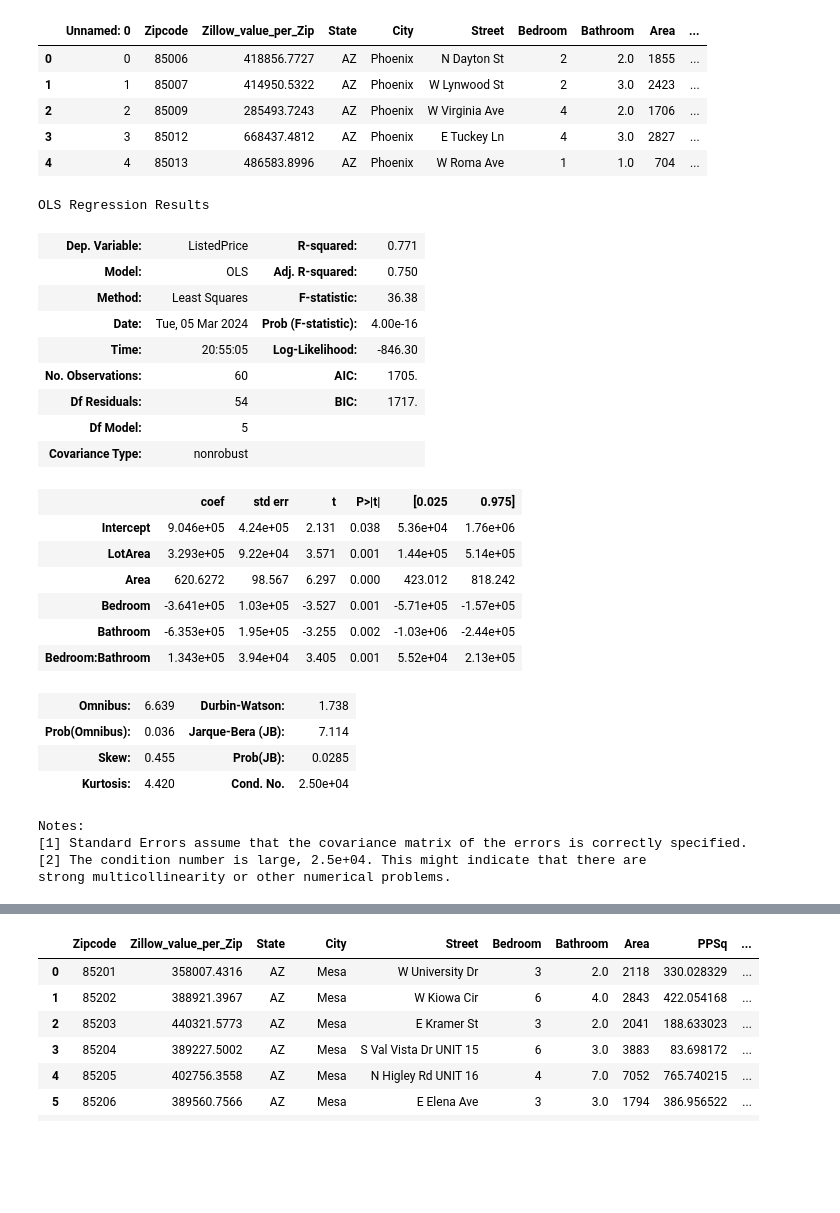
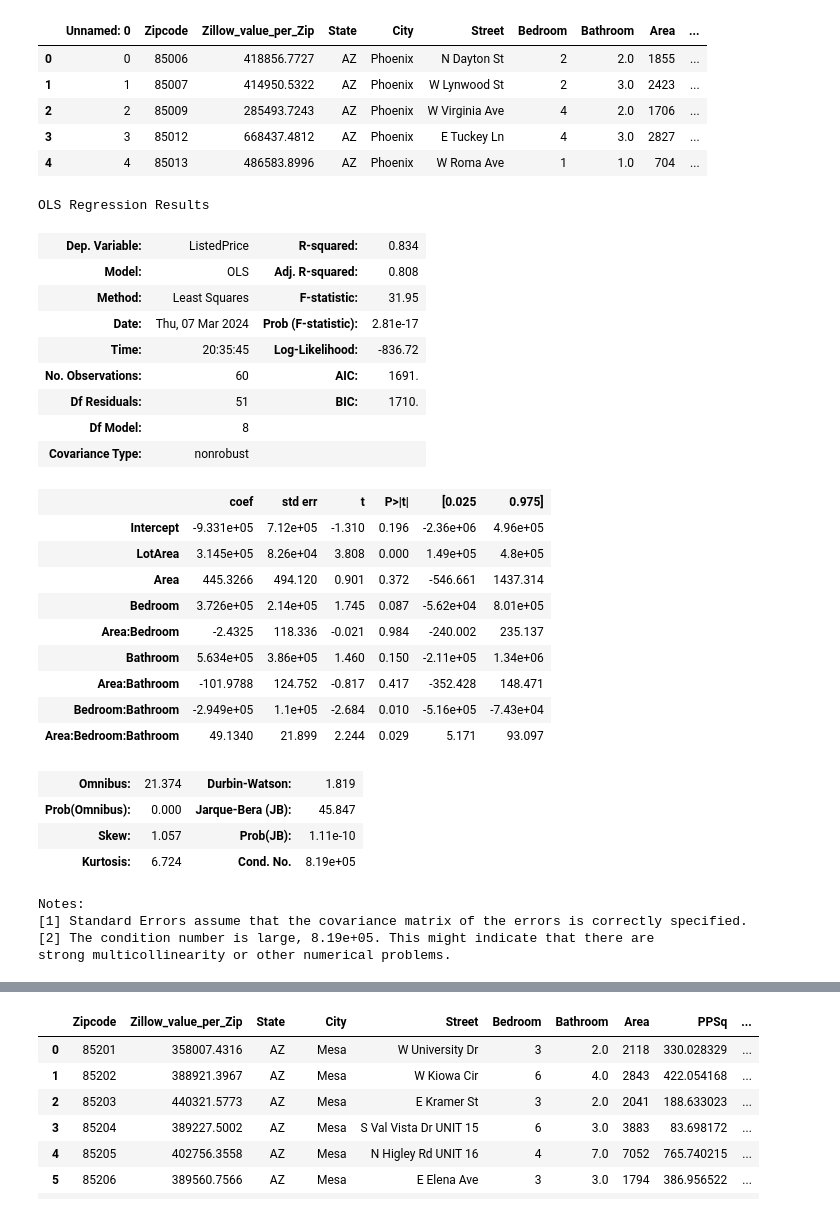
Before and after one commit to anelaherandez/Project4_Team1, a Jupyter notebook: modeling.ipynb, the cells around one changed output, grey strips where cells are left out. Drawn from its saved outputs; the diff is of its cells as text; code cells hidden in the pictures; blank space fills up the shorter version.

```diff
--- a/modeling.ipynb
+++ b/modeling.ipynb
@@ -280,31 +241,34 @@ Phoenix.head()
 | 3 | 3 | 85012 | 668437.4812 | AZ | Phoenix | E Tuckey Ln | 4 | 3.0 | 2827 | ... |
 | 4 | 4 | 85013 | 486583.8996 | AZ | Phoenix | W Roma Ave | 1 | 1.0 | 704 | ... |
 # %%
-Phoenix_model =  sm.ols(' ListedPrice ~  LotArea+ Area + Bedroom*Bathroom', data=Phoenix).fit()
+Phoenix_model =  sm.ols(' ListedPrice ~  LotArea + Area*Bedroom*Bathroom', data=Phoenix).fit()
 Phoenix_model.summary()
 # %% [output]
 OLS Regression Results
-| Dep. Variable: | ListedPrice | R-squared: | 0.771 |
-| Model: | OLS | Adj. R-squared: | 0.750 |
-| Method: | Least Squares | F-statistic: | 36.38 |
-| Date: | Tue, 05 Mar 2024 | Prob (F-statistic): | 4.00e-16 |
-| Time: | 20:55:05 | Log-Likelihood: | -846.30 |
-| No. Observations: | 60 | AIC: | 1705. |
-| Df Residuals: | 54 | BIC: | 1717. |
-| Df Model: | 5 |  |  |
+| Dep. Variable: | ListedPrice | R-squared: | 0.834 |
+| Model: | OLS | Adj. R-squared: | 0.808 |
+| Method: | Least Squares | F-statistic: | 31.95 |
+| Date: | Thu, 07 Mar 2024 | Prob (F-statistic): | 2.81e-17 |
+| Time: | 20:35:45 | Log-Likelihood: | -836.72 |
+| No. Observations: | 60 | AIC: | 1691. |
+| Df Residuals: | 51 | BIC: | 1710. |
+| Df Model: | 8 |  |  |
 | Covariance Type: | nonrobust |  |  |
 |  | coef | std err | t | P>|t| | [0.025 | 0.975] |
-| Intercept | 9.046e+05 | 4.24e+05 | 2.131 | 0.038 | 5.36e+04 | 1.76e+06 |
-| LotArea | 3.293e+05 | 9.22e+04 | 3.571 | 0.001 | 1.44e+05 | 5.14e+05 |
-| Area | 620.6272 | 98.567 | 6.297 | 0.000 | 423.012 | 818.242 |
-| Bedroom | -3.641e+05 | 1.03e+05 | -3.527 | 0.001 | -5.71e+05 | -1.57e+05 |
-| Bathroom | -6.353e+05 | 1.95e+05 | -3.255 | 0.002 | -1.03e+06 | -2.44e+05 |
-| Bedroom:Bathroom | 1.343e+05 | 3.94e+04 | 3.405 | 0.001 | 5.52e+04 | 2.13e+05 |
+| Intercept | -9.331e+05 | 7.12e+05 | -1.310 | 0.196 | -2.36e+06 | 4.96e+05 |
+| LotArea | 3.145e+05 | 8.26e+04 | 3.808 | 0.000 | 1.49e+05 | 4.8e+05 |
+| Area | 445.3266 | 494.120 | 0.901 | 0.372 | -546.661 | 1437.314 |
+| Bedroom | 3.726e+05 | 2.14e+05 | 1.745 | 0.087 | -5.62e+04 | 8.01e+05 |
+| Area:Bedroom | -2.4325 | 118.336 | -0.021 | 0.984 | -240.002 | 235.137 |
+| Bathroom | 5.634e+05 | 3.86e+05 | 1.460 | 0.150 | -2.11e+05 | 1.34e+06 |
+| Area:Bathroom | -101.9788 | 124.752 | -0.817 | 0.417 | -352.428 | 148.471 |
+| Bedroom:Bathroom | -2.949e+05 | 1.1e+05 | -2.684 | 0.010 | -5.16e+05 | -7.43e+04 |
+| Area:Bedroom:Bathroom | 49.1340 | 21.899 | 2.244 | 0.029 | 5.171 | 93.097 |
-| Omnibus: | 6.639 | Durbin-Watson: | 1.738 |
-| Prob(Omnibus): | 0.036 | Jarque-Bera (JB): | 7.114 |
-| Skew: | 0.455 | Prob(JB): | 0.0285 |
-| Kurtosis: | 4.420 | Cond. No. | 2.50e+04 |
+| Omnibus: | 21.374 | Durbin-Watson: | 1.819 |
+| Prob(Omnibus): | 0.000 | Jarque-Bera (JB): | 45.847 |
+| Skew: | 1.057 | Prob(JB): | 1.11e-10 |
+| Kurtosis: | 6.724 | Cond. No. | 8.19e+05 |
 Notes:
 [1] Standard Errors assume that the covariance matrix of the errors is correctly specified.
-[2] The condition number is large, 2.5e+04. This might indicate that there are
+[2] The condition number is large, 8.19e+05. This might indicate that there are
 strong multicollinearity or other numerical problems.
```
Also changed, not shown: parts of 25 cells of this notebook, 1 other file.
